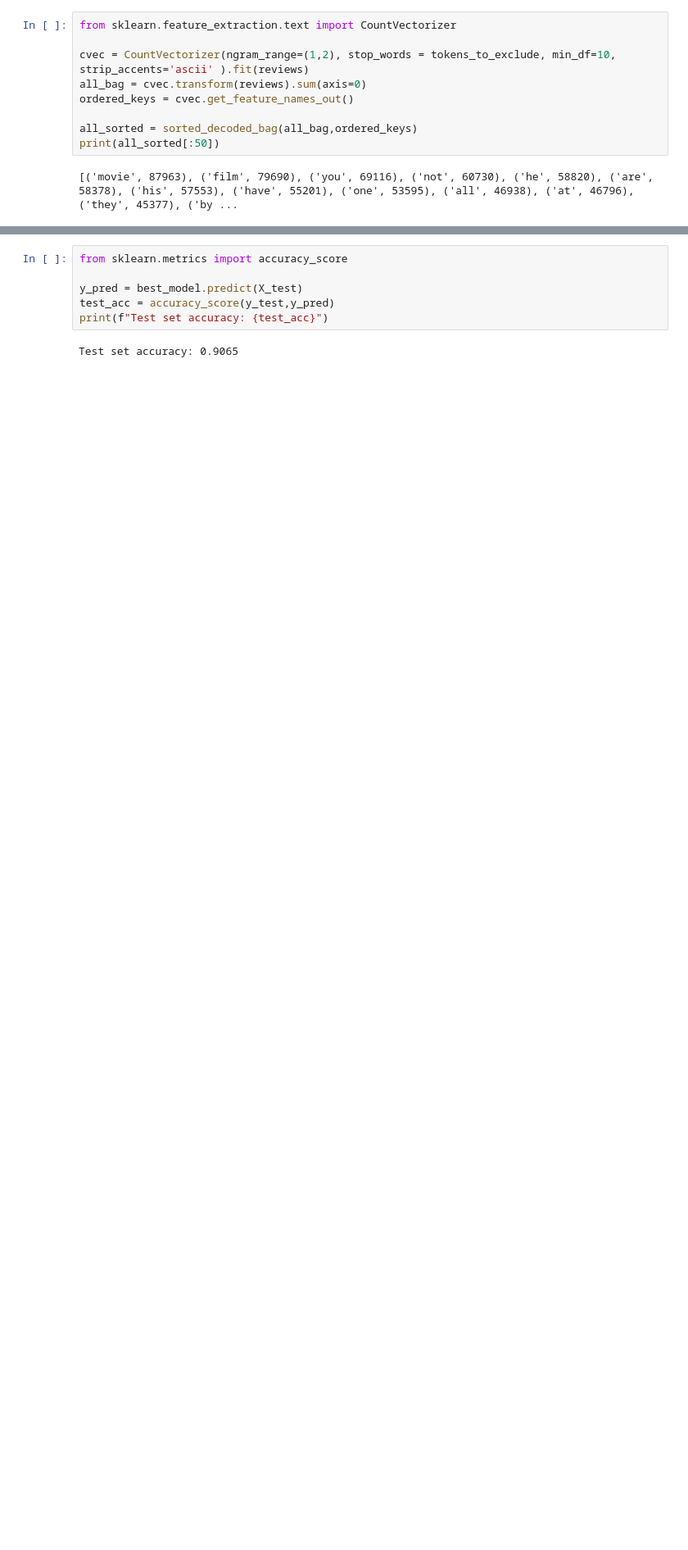
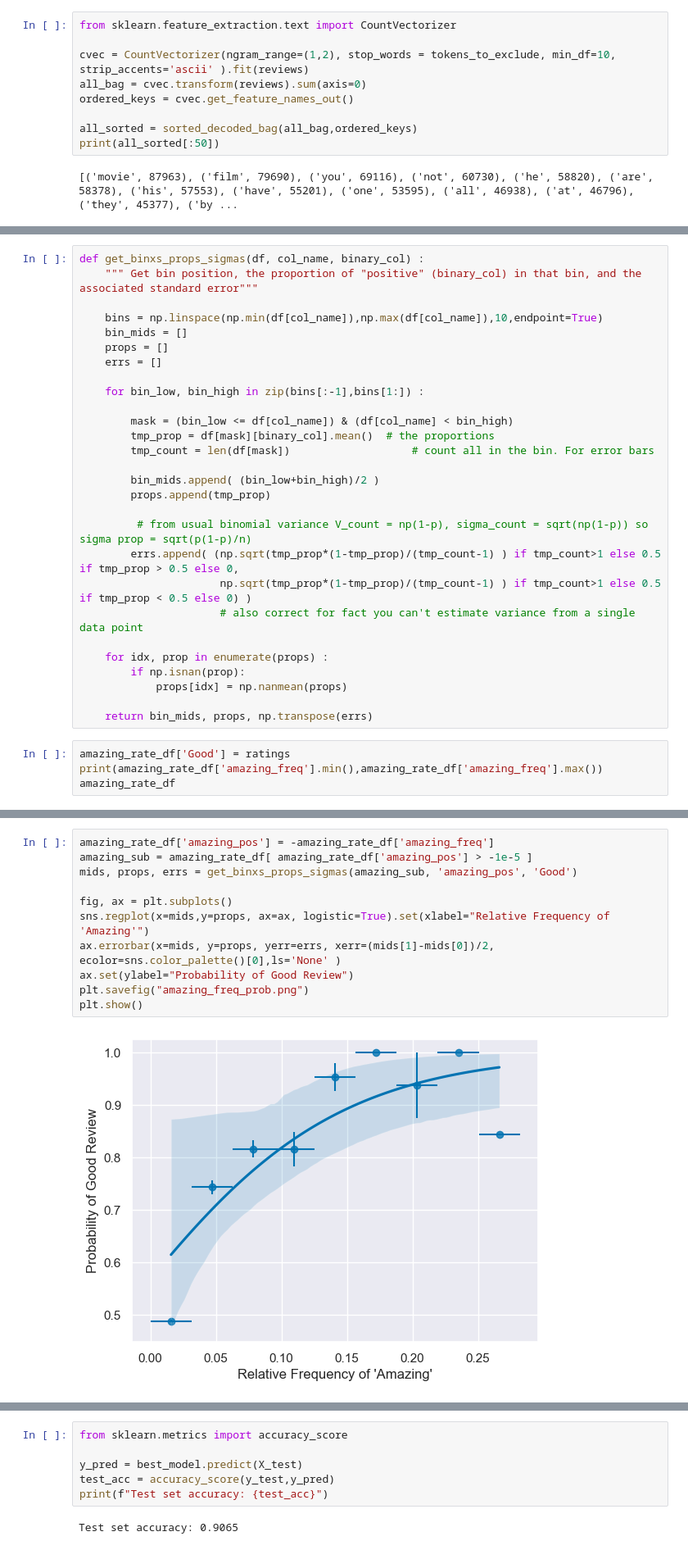
Before and after one commit to MattInglisWhalen/MovieReviewSentiments, a Jupyter notebook: mrs/bin/mrs_ipy_hashing.ipynb, the cells around one changed output, grey strips where cells are left out. Shown at 82% size. Drawn from its saved outputs; the diff is of its cells as text; blank space fills up the shorter version.

```diff
--- a/mrs/bin/mrs_ipy_hashing.ipynb
+++ b/mrs/bin/mrs_ipy_hashing.ipynb
@@ -186,0 +214,32 @@ print(hashdx_word_dict[70406])
+# %%
+def get_binxs_props_sigmas(df, col_name, binary_col) :
+    """ Get bin position, the proportion of "positive" (binary_col) in that bin, and the associated standard error"""
+
+    bins = np.linspace(np.min(df[col_name]),np.max(df[col_name]),10,endpoint=True)
+    bin_mids = []
+    props = []
+    errs = []
+
+    for bin_low, bin_high in zip(bins[:-1],bins[1:]) :
+
+        mask = (bin_low <= df[col_name]) & (df[col_name] < bin_high)
+        tmp_prop = df[mask][binary_col].mean()  # the proportions
+        tmp_count = len(df[mask])                   # count all in the bin. For error bars
+
+        bin_mids.append( (bin_low+bin_high)/2 )
+        props.append(tmp_prop)
+
+         # from usual binomial variance V_count = np(1-p), sigma_count = sqrt(np(1-p)) so sigma prop = sqrt(p(1-p)/n)
+        errs.append( (np.sqrt(tmp_prop*(1-tmp_prop)/(tmp_count-1) ) if tmp_count>1 else 0.5 if tmp_prop > 0.5 else 0,
+                      np.sqrt(tmp_prop*(1-tmp_prop)/(tmp_count-1) ) if tmp_count>1 else 0.5 if tmp_prop < 0.5 else 0) )
+                      # also correct for fact you can't estimate variance from a single data point
+
+    for idx, prop in enumerate(props) :
+        if np.isnan(prop):
+            props[idx] = np.nanmean(props)
+
+    return bin_mids, props, np.transpose(errs)
+# %%
+amazing_rate_df['Good'] = ratings
+print(amazing_rate_df['amazing_freq'].min(),amazing_rate_df['amazing_freq'].max())
+amazing_rate_df
@@ -187,3 +261,16 @@ print(hashdx_word_dict[70406])
+# %%
+amazing_rate_df['amazing_pos'] = -amazing_rate_df['amazing_freq']
+amazing_sub = amazing_rate_df[ amazing_rate_df['amazing_pos'] > -1e-5 ]
+mids, props, errs = get_binxs_props_sigmas(amazing_sub, 'amazing_pos', 'Good')
+
+fig, ax = plt.subplots()
+sns.regplot(x=mids,y=props, ax=ax, logistic=True).set(xlabel="Relative Frequency of 'Amazing'")
+ax.errorbar(x=mids, y=props, yerr=errs, xerr=(mids[1]-mids[0])/2, ecolor=sns.color_palette()[0],ls='None' )
+ax.set(ylabel="Probability of Good Review")
+plt.savefig("amazing_freq_prob.png")
+plt.show()
+# %% [output]
+[figure, added]
 # %%
 # coef_label = [(best_model.coef_[0,i], hashdx_word_dict[i])
 coef_label = []
```
Also changed, not shown: parts of 8 cells of this notebook, 14 other files.
